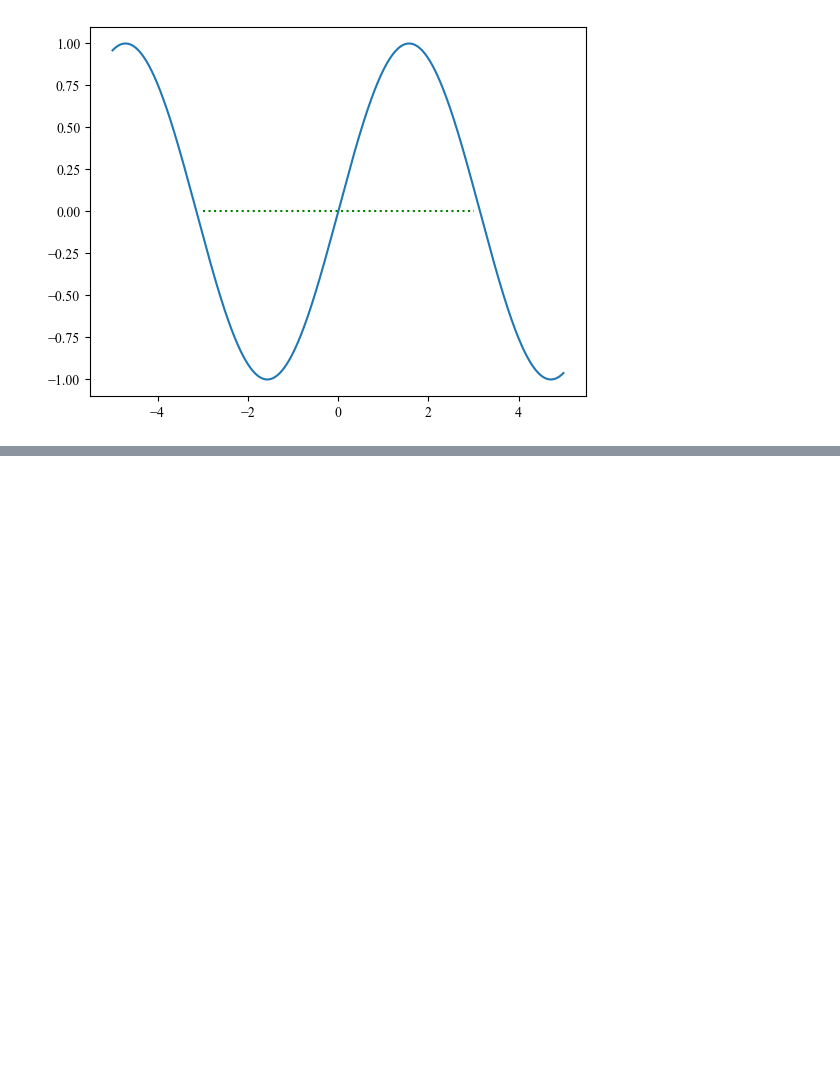
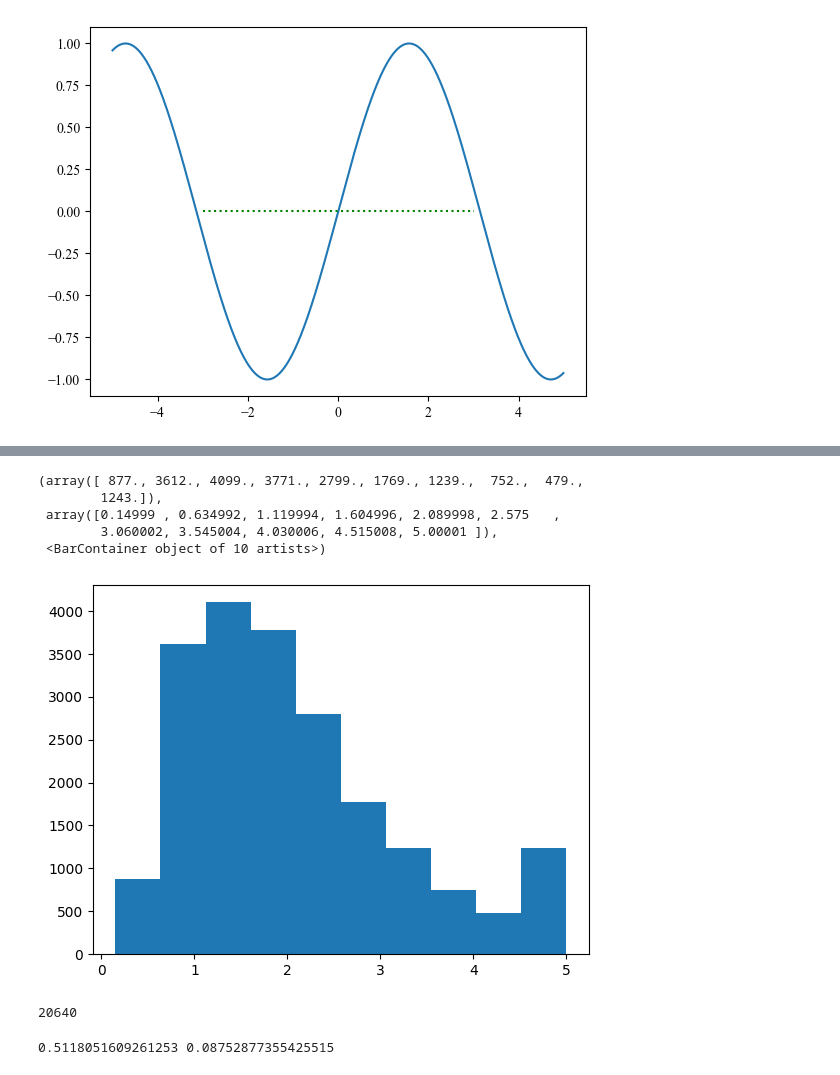
Before and after one commit to aice-ice/Senior-project, a Jupyter notebook: test.ipynb, the cells around one changed output, grey strips where cells are left out. Cells and saved outputs as stored; diff of their text form; code cells hidden in the pictures; blank space fills up the shorter version.

```diff
--- a/test.ipynb
+++ b/test.ipynb
@@ -140,0 +134,5 @@ plt.show()
+# %%
+data = fetch_california_housing()
+df_X = pd.DataFrame(data.data, columns=data.feature_names)
+df_y = pd.DataFrame(data.target, columns=['target'])
+print( df_X.head())
@@ -140,0 +165,22 @@ plt.show()
+# %%
+plt.hist(df_y)
+# %% [output]
+(array([ 877., 3612., 4099., 3771., 2799., 1769., 1239.,  752.,  479.,
+        1243.]),
+ array([0.14999 , 0.634992, 1.119994, 1.604996, 2.089998, 2.575   ,
+        3.060002, 3.545004, 4.030006, 4.515008, 5.00001 ]),
+ <BarContainer object of 10 artists>)
+[figure, added]
+# %%
+x = df_X['MedInc'].to_numpy().reshape(-1, 1)
+y = df_y.to_numpy()
+n = df_X.shape[0]
+print(n)
+# %% [output]
+20640
+# %%
+a = (np.dot(x.T, y).mean() - x.mean() * y.mean()) / (np.dot(x.T, x).mean() - x.mean() ** 2)
+b = y.mean() - a * x.mean()
+print(a, b)
+# %% [output]
+0.5118051609261253 0.08752877355425515
```
Also changed, not shown: parts of 7 cells of this notebook.
